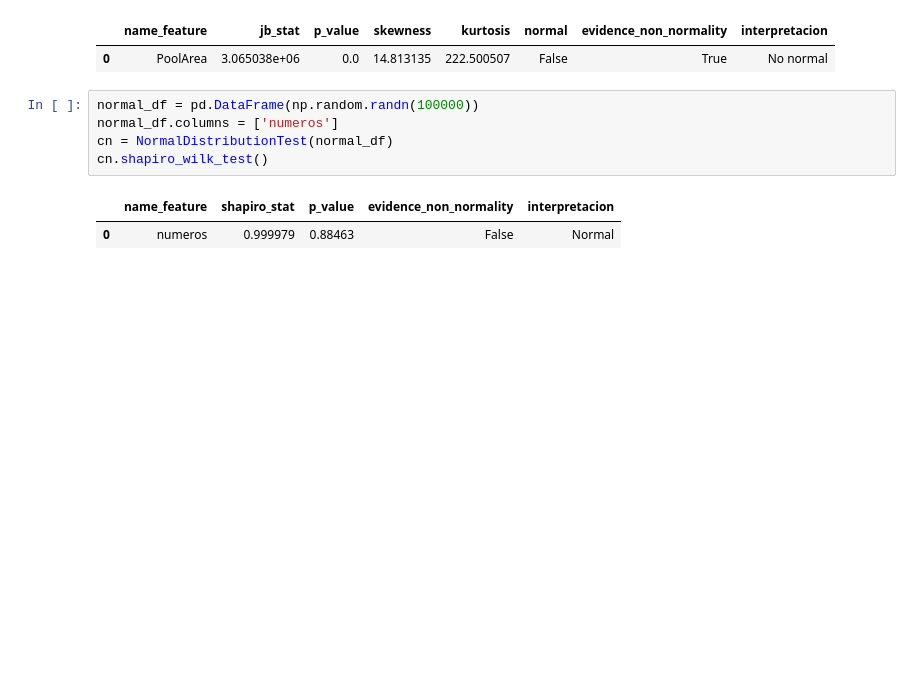
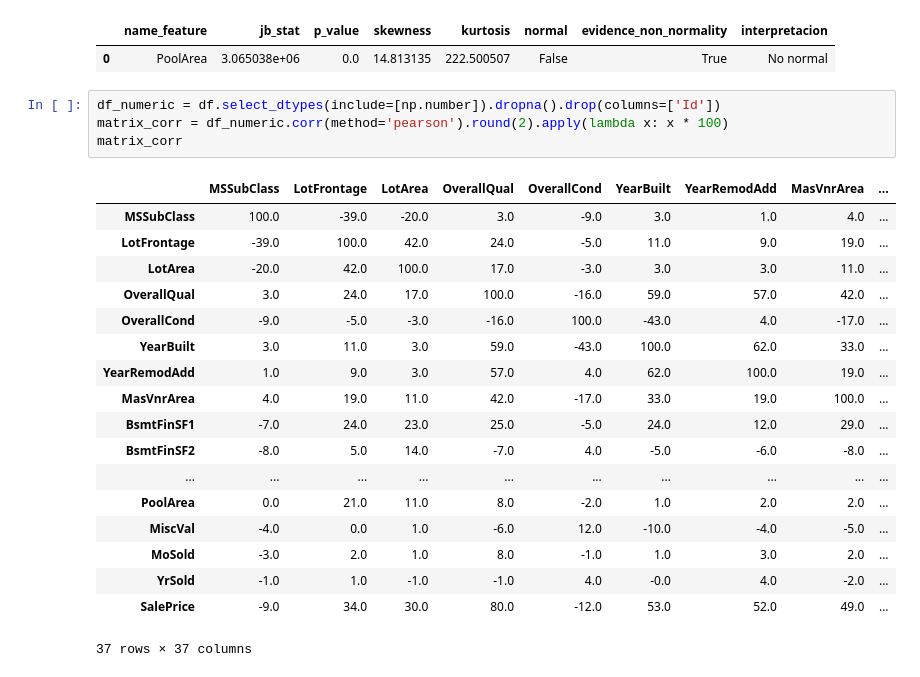
Before and after one commit to Albe036/ML-house-prices, a Jupyter notebook: notebooks_opt/missing_values.ipynb, the cells around one changed output. Drawn from its saved outputs; the diff is of its cells as text; blank space fills up the shorter version.

```diff
--- a/notebooks_opt/missing_values.ipynb
+++ b/notebooks_opt/missing_values.ipynb
@@ -36,10 +36,25 @@ testNormalize.jarque_bera(['PoolArea'])
 |  | name_feature | jb_stat | p_value | skewness | kurtosis | normal | evidence_non_normality | interpretacion |
 | 0 | PoolArea | 3.065038e+06 | 0.0 | 14.813135 | 222.500507 | False | True | No normal |
 # %%
-normal_df = pd.DataFrame(np.random.randn(100000))
-normal_df.columns = ['numeros']
-cn = NormalDistributionTest(normal_df)
-cn.shapiro_wilk_test()
+df_numeric = df.select_dtypes(include=[np.number]).dropna().drop(columns=['Id'])
+matrix_corr = df_numeric.corr(method='pearson').round(2).apply(lambda x: x * 100)
+matrix_corr
 # %% [output]
-|  | name_feature | shapiro_stat | p_value | evidence_non_normality | interpretacion |
-| 0 | numeros | 0.999979 | 0.88463 | False | Normal |
+|  | MSSubClass | LotFrontage | LotArea | OverallQual | OverallCond | YearBuilt | YearRemodAdd | MasVnrArea | ... |
+| MSSubClass | 100.0 | -39.0 | -20.0 | 3.0 | -9.0 | 3.0 | 1.0 | 4.0 | ... |
+| LotFrontage | -39.0 | 100.0 | 42.0 | 24.0 | -5.0 | 11.0 | 9.0 | 19.0 | ... |
+| LotArea | -20.0 | 42.0 | 100.0 | 17.0 | -3.0 | 3.0 | 3.0 | 11.0 | ... |
+| OverallQual | 3.0 | 24.0 | 17.0 | 100.0 | -16.0 | 59.0 | 57.0 | 42.0 | ... |
+| OverallCond | -9.0 | -5.0 | -3.0 | -16.0 | 100.0 | -43.0 | 4.0 | -17.0 | ... |
+| YearBuilt | 3.0 | 11.0 | 3.0 | 59.0 | -43.0 | 100.0 | 62.0 | 33.0 | ... |
+| YearRemodAdd | 1.0 | 9.0 | 3.0 | 57.0 | 4.0 | 62.0 | 100.0 | 19.0 | ... |
+| MasVnrArea | 4.0 | 19.0 | 11.0 | 42.0 | -17.0 | 33.0 | 19.0 | 100.0 | ... |
+| BsmtFinSF1 | -7.0 | 24.0 | 23.0 | 25.0 | -5.0 | 24.0 | 12.0 | 29.0 | ... |
+| BsmtFinSF2 | -8.0 | 5.0 | 14.0 | -7.0 | 4.0 | -5.0 | -6.0 | -8.0 | ... |
+| ... | ... | ... | ... | ... | ... | ... | ... | ... | ... |
+| PoolArea | 0.0 | 21.0 | 11.0 | 8.0 | -2.0 | 1.0 | 2.0 | 2.0 | ... |
+| MiscVal | -4.0 | 0.0 | 1.0 | -6.0 | 12.0 | -10.0 | -4.0 | -5.0 | ... |
+| MoSold | -3.0 | 2.0 | 1.0 | 8.0 | -1.0 | 1.0 | 3.0 | 2.0 | ... |
+| YrSold | -1.0 | 1.0 | -1.0 | -1.0 | 4.0 | -0.0 | 4.0 | -2.0 | ... |
+| SalePrice | -9.0 | 34.0 | 30.0 | 80.0 | -12.0 | 53.0 | 52.0 | 49.0 | ... |
+37 rows × 37 columns
```
Also changed, not shown: 1 other file.
